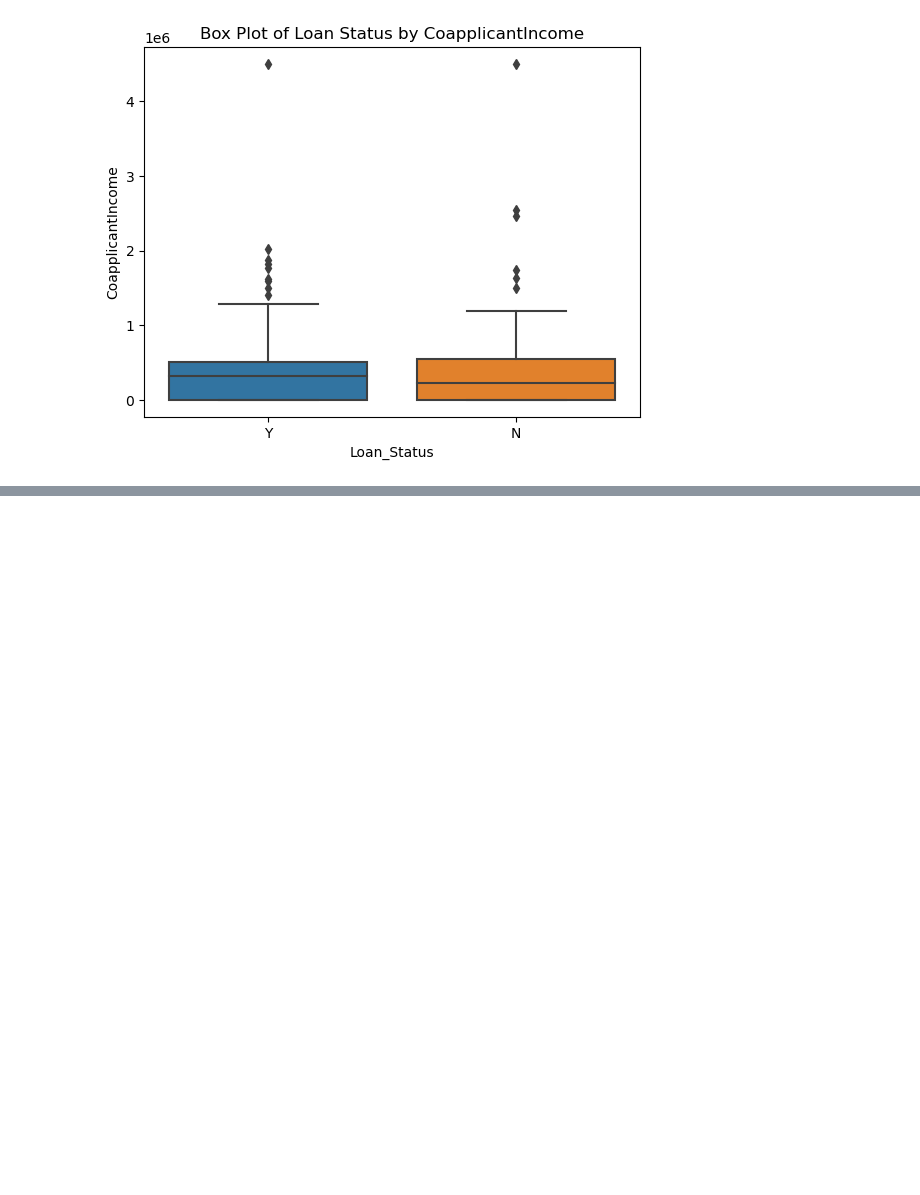
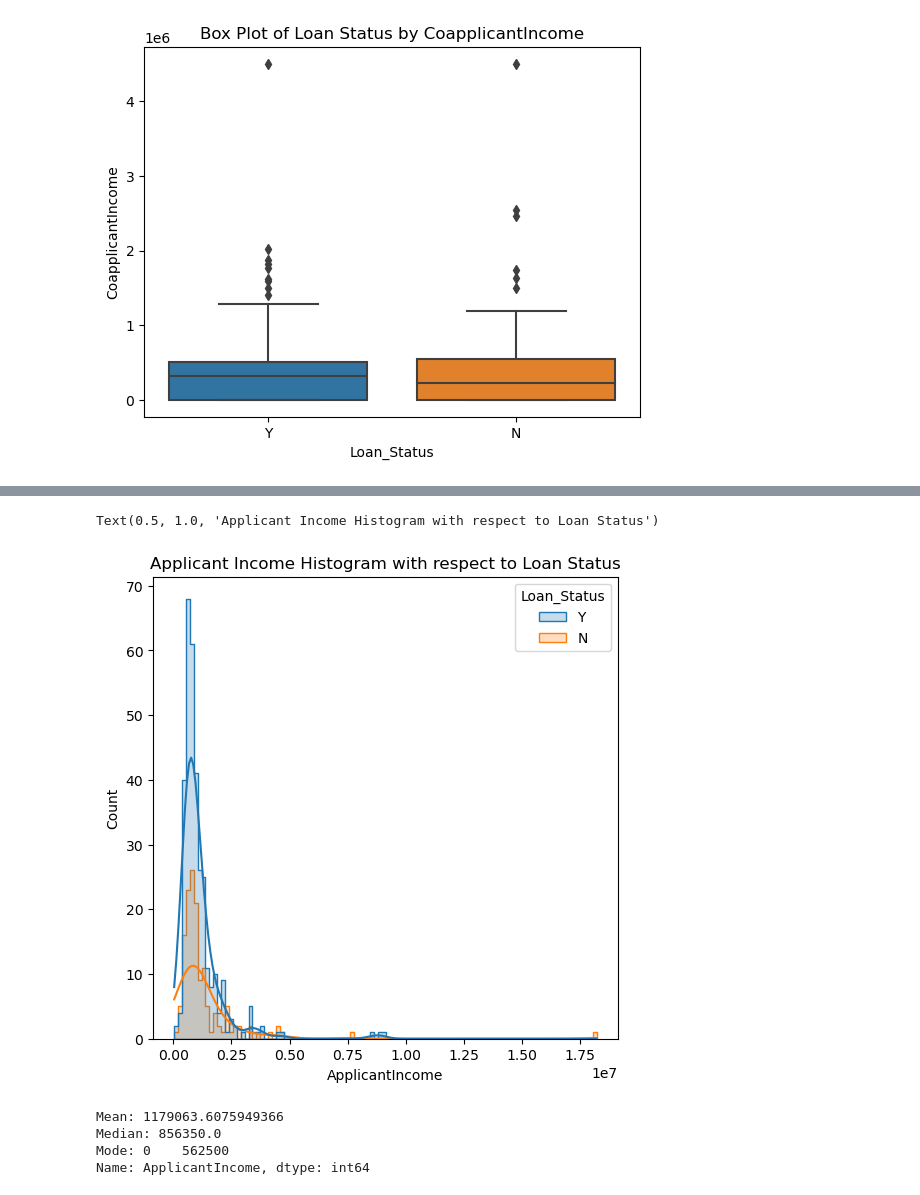
Before and after one commit to proton029/InternshipDataScience_banking, a Jupyter notebook: Data_Analytics.ipynb, the cells around one changed output, grey strips where cells are left out. Saved outputs shown, nothing was run; the diff lists cells and outputs as text; code cells hidden in the pictures; blank space fills up the shorter version.

```diff
--- a/Data_Analytics.ipynb
+++ b/Data_Analytics.ipynb
@@ -446,0 +487,14 @@ plt.show()
+# %%
+plt.figure(figsize=(6,6),dpi=100)
+sns.histplot(data=df, x='ApplicantIncome', hue='Loan_Status', element='step', kde=True)
+plt.title('Applicant Income Histogram with respect to Loan Status')
+# %% [output]
+Text(0.5, 1.0, 'Applicant Income Histogram with respect to Loan Status')
+[figure, added]
+# %%
+centralTendencies('ApplicantIncome')
+# %% [output]
+Mean: 1179063.6075949366
+Median: 856350.0
+Mode: 0    562500
+Name: ApplicantIncome, dtype: int64
```
Also changed, not shown: parts of 5 cells of this notebook.
